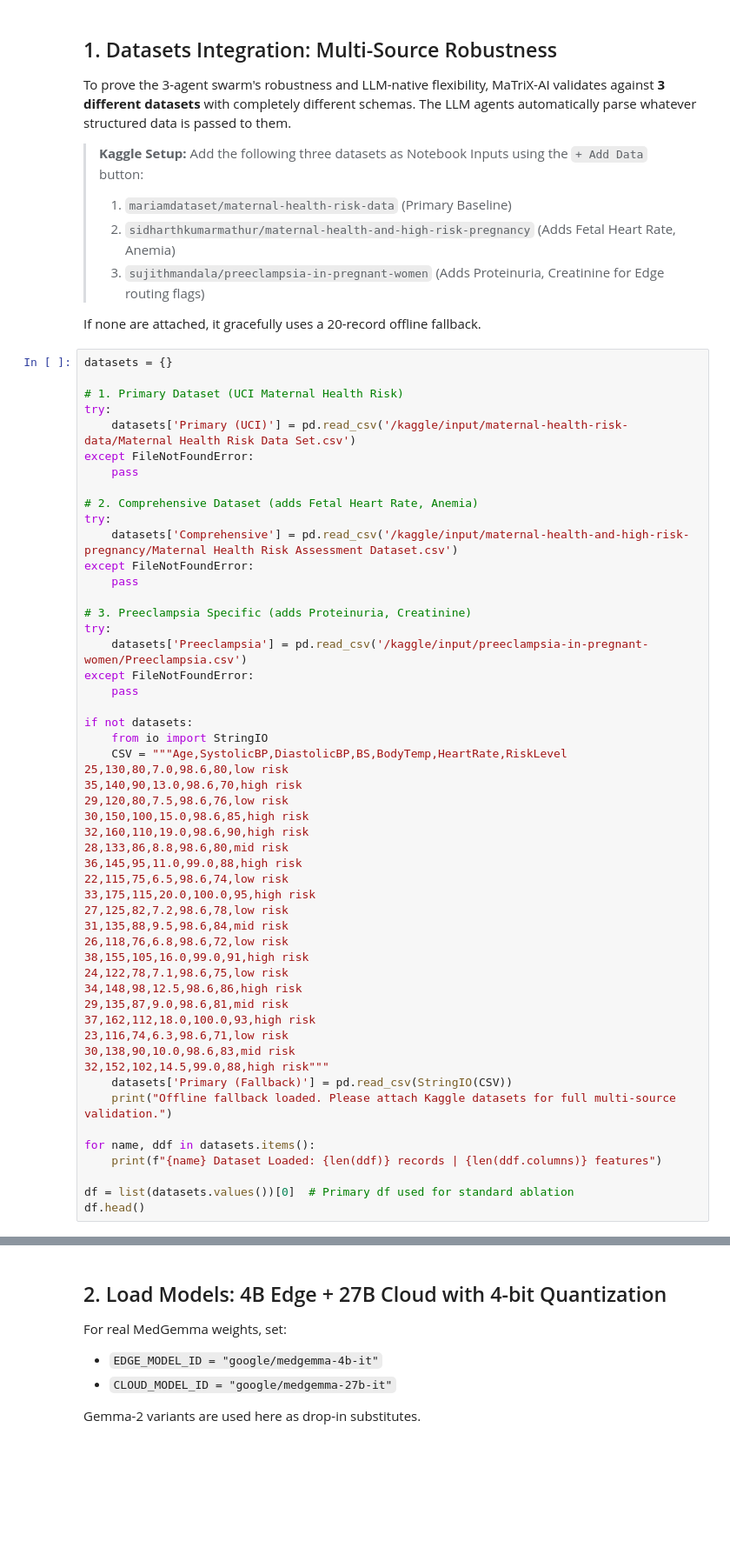
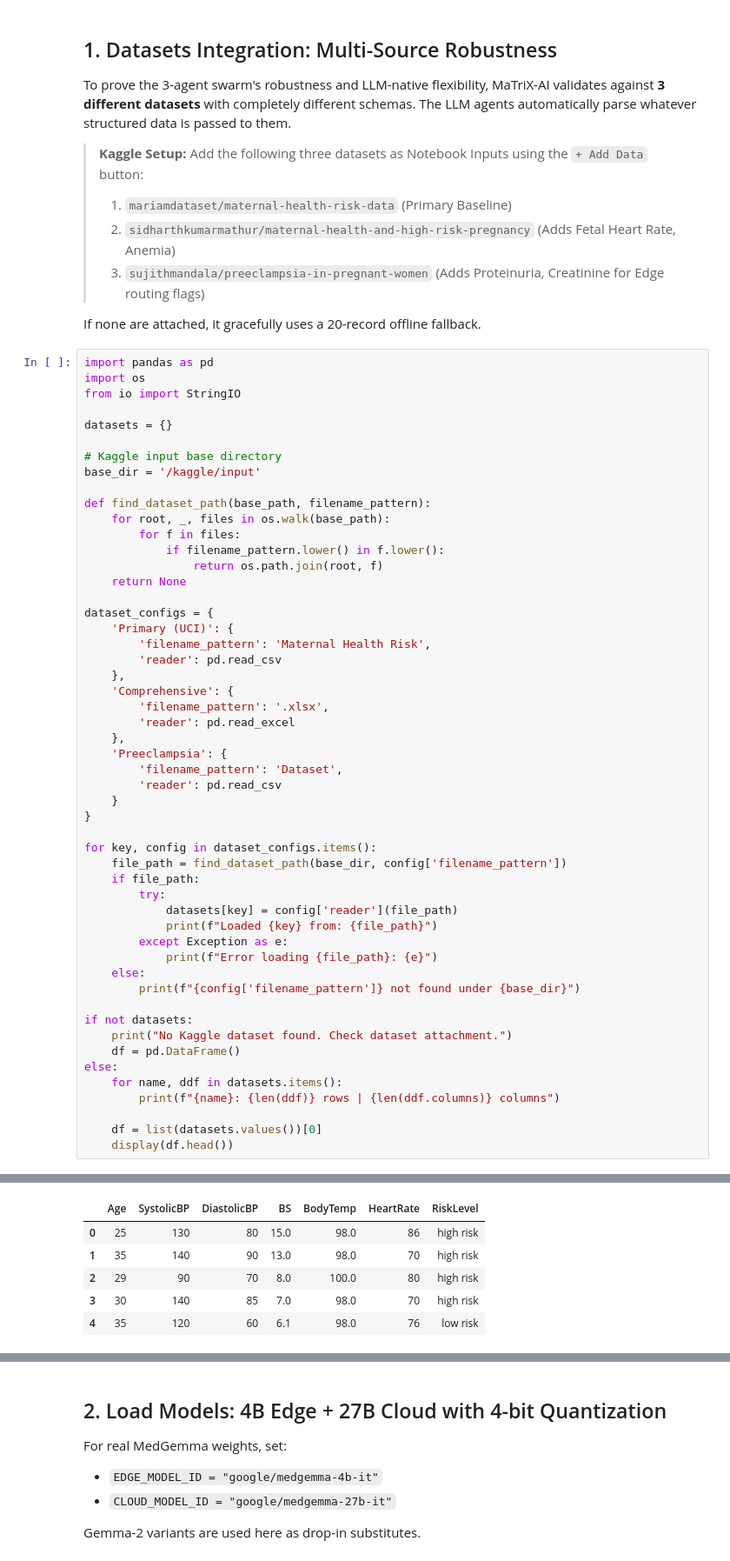
Before and after one commit to Mangalasridharan/MaTriX-AI-Maternal-Triage-Escalation-Intelligence, a Jupyter notebook: notebooks/Kaggle_MaTriX_Agentic_Validation.ipynb, the cells around one changed output, grey strips where cells are left out. Shown at 87% size. Saved outputs shown, nothing was run; the diff lists cells and outputs as text; blank space fills up the shorter version.

Commit message:
docs: overhaul documentation, fix paligemma sagemaker deployment image uri, and refine kaggle notebook agentic extraction

```diff
--- a/notebooks/Kaggle_MaTriX_Agentic_Validation.ipynb
+++ b/notebooks/Kaggle_MaTriX_Agentic_Validation.ipynb
@@ -88,54 +87,55 @@ To prove the 3-agent swarm's robustness and LLM-native flexibility, MaTriX-AI va
 
 If none are attached, it gracefully uses a 20-record offline fallback.
 # %%
+import pandas as pd
+import os
+from io import StringIO
+
 datasets = {}
 
-# 1. Primary Dataset (UCI Maternal Health Risk)
-try:
-    datasets['Primary (UCI)'] = pd.read_csv('/kaggle/input/maternal-health-risk-data/Maternal Health Risk Data Set.csv')
-except FileNotFoundError:
-    pass
+# Kaggle input base directory
+base_dir = '/kaggle/input'
 
-# 2. Comprehensive Dataset (adds Fetal Heart Rate, Anemia)
-try:
-    datasets['Comprehensive'] = pd.read_csv('/kaggle/input/maternal-health-and-high-risk-pregnancy/Maternal Health Risk Assessment Dataset.csv')
-except FileNotFoundError:
-    pass
+def find_dataset_path(base_path, filename_pattern):
+    for root, _, files in os.walk(base_path):
+        for f in files:
+            if filename_pattern.lower() in f.lower():
+                return os.path.join(root, f)
+    return None
 
-# 3. Preeclampsia Specific (adds Proteinuria, Creatinine)
-try:
-    datasets['Preeclampsia'] = pd.read_csv('/kaggle/input/preeclampsia-in-pregnant-women/Preeclampsia.csv')
-except FileNotFoundError:
-    pass
+dataset_configs = {
+    'Primary (UCI)': {
+        'filename_pattern': 'Maternal Health Risk',
+        'reader': pd.read_csv
+    },
+    'Comprehensive': {
+        'filename_pattern': '.xlsx',
+        'reader': pd.read_excel
+    },
+    'Preeclampsia': {
+        'filename_pattern': 'Dataset',
+        'reader': pd.read_csv
+    }
+}
+
+for key, config in dataset_configs.items():
+    file_path = find_dataset_path(base_dir, config['filename_pattern'])
+    if file_path:
+        try:
+            datasets[key] = config['reader'](file_path)
+            print(f"Loaded {key} from: {file_path}")
+        except Exception as e:
+            print(f"Error loading {file_path}: {e}")
+    else:
+        print(f"{config['filename_pattern']} not found under {base_dir}")
 
 if not datasets:
-    from io import StringIO
-    CSV = """Age,SystolicBP,DiastolicBP,BS,BodyTemp,HeartRate,RiskLevel
-25,130,80,7.0,98.6,80,low risk
-35,140,90,13.0,98.6,70,high risk
-29,120,80,7.5,98.6,76,low risk
-30,150,100,15.0,98.6,85,high risk
-32,160,110,19.0,98.6,90,high risk
-28,133,86,8.8,98.6,80,mid risk
-36,145,95,11.0,99.0,88,high risk
-22,115,75,6.5,98.6,74,low risk
-33,175,115,20.0,100.0,95,high risk
-27,125,82,7.2,98.6,78,low risk
-31,135,88,9.5,98.6,84,mid risk
-26,118,76,6.8,98.6,72,low risk
-38,155,105,16.0,99.0,91,high risk
-24,122,78,7.1,98.6,75,low risk
-34,148,98,12.5,98.6,86,high risk
-29,135,87,9.0,98.6,81,mid risk
-37,162,112,18.0,100.0,93,high risk
-23,116,74,6.3,98.6,71,low risk
-30,138,90,10.0,98.6,83,mid risk
-32,152,102,14.5,99.0,88,high risk"""
-    datasets['Primary (Fallback)'] = pd.read_csv(StringIO(CSV))
-    print("Offline fallback loaded. Please attach Kaggle datasets for full multi-source validation.")
+    print("No Kaggle dataset found. Check dataset attachment.")
+    df = pd.DataFrame()
+else:
+    for name, ddf in datasets.items():
+        print(f"{name}: {len(ddf)} rows | {len(ddf.columns)} columns")
 
-for name, ddf in datasets.items():
-    print(f"{name} Dataset Loaded: {len(ddf)} records | {len(ddf.columns)} features")
-
-df = list(datasets.values())[0]  # Primary df used for standard ablation
-df.head()
+    df = list(datasets.values())[0]
+    display(df.head())
+# %% [output]
@@ -142,3 +148,9 @@ df.head()
+|  | Age | SystolicBP | DiastolicBP | BS | BodyTemp | HeartRate | RiskLevel |
+| 0 | 25 | 130 | 80 | 15.0 | 98.0 | 86 | high risk |
+| 1 | 35 | 140 | 90 | 13.0 | 98.0 | 70 | high risk |
+| 2 | 29 | 90 | 70 | 8.0 | 100.0 | 80 | high risk |
+| 3 | 30 | 140 | 85 | 7.0 | 98.0 | 70 | high risk |
+| 4 | 35 | 120 | 60 | 6.1 | 98.0 | 76 | low risk |
 # %%
 def synthesize_narrative(row, dataset_type='Primary'):
     ga = row.get('GestationalAge', np.random.randint(20, 40))
```
Also changed, not shown: parts of 21 cells of this notebook, 12 other files.
